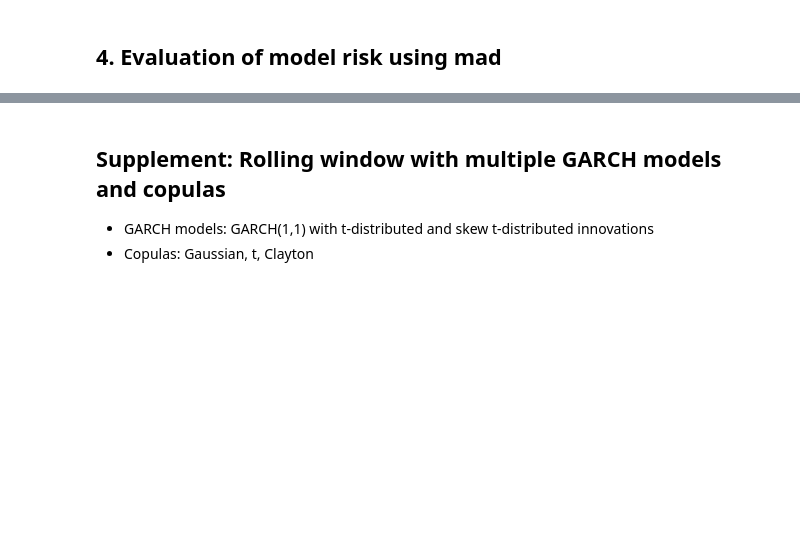
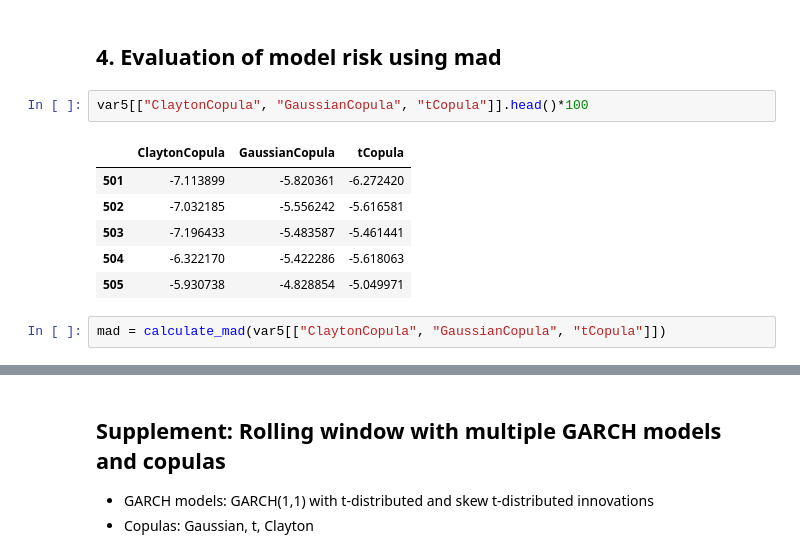
Before and after one commit to andrebraeuer/machinelearning, a Jupyter notebook: SANDBOX_copulagarch.ipynb, the cells around one changed output, grey strips where cells are left out. Saved outputs shown, nothing was run; the diff lists cells and outputs as text; blank space fills up the shorter version.

```diff
--- a/SANDBOX_copulagarch.ipynb
+++ b/SANDBOX_copulagarch.ipynb
@@ -1219,3 +1297,14 @@ christoffersen_pelletier_duration_test(get_exceedances(realized, var5["GaussianC
  'n_violations': 1}
 # %% [markdown]
 ## 4. Evaluation of model risk using mad
+# %%
+var5[["ClaytonCopula", "GaussianCopula", "tCopula"]].head()*100
+# %% [output]
+|  | ClaytonCopula | GaussianCopula | tCopula |
+| 501 | -7.113899 | -5.820361 | -6.272420 |
+| 502 | -7.032185 | -5.556242 | -5.616581 |
+| 503 | -7.196433 | -5.483587 | -5.461441 |
+| 504 | -6.322170 | -5.422286 | -5.618063 |
+| 505 | -5.930738 | -4.828854 | -5.049971 |
+# %%
+mad = calculate_mad(var5[["ClaytonCopula", "GaussianCopula", "tCopula"]])
```
Also changed, not shown: parts of 4 cells of this notebook, 2 other files.
